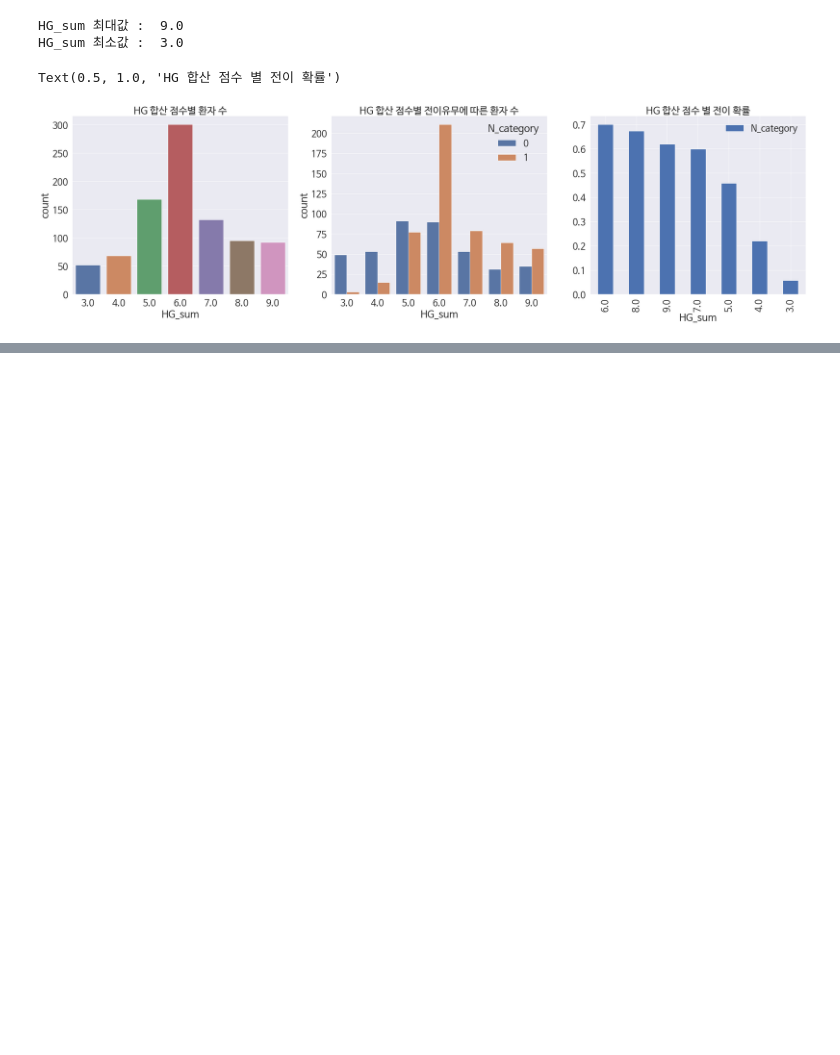
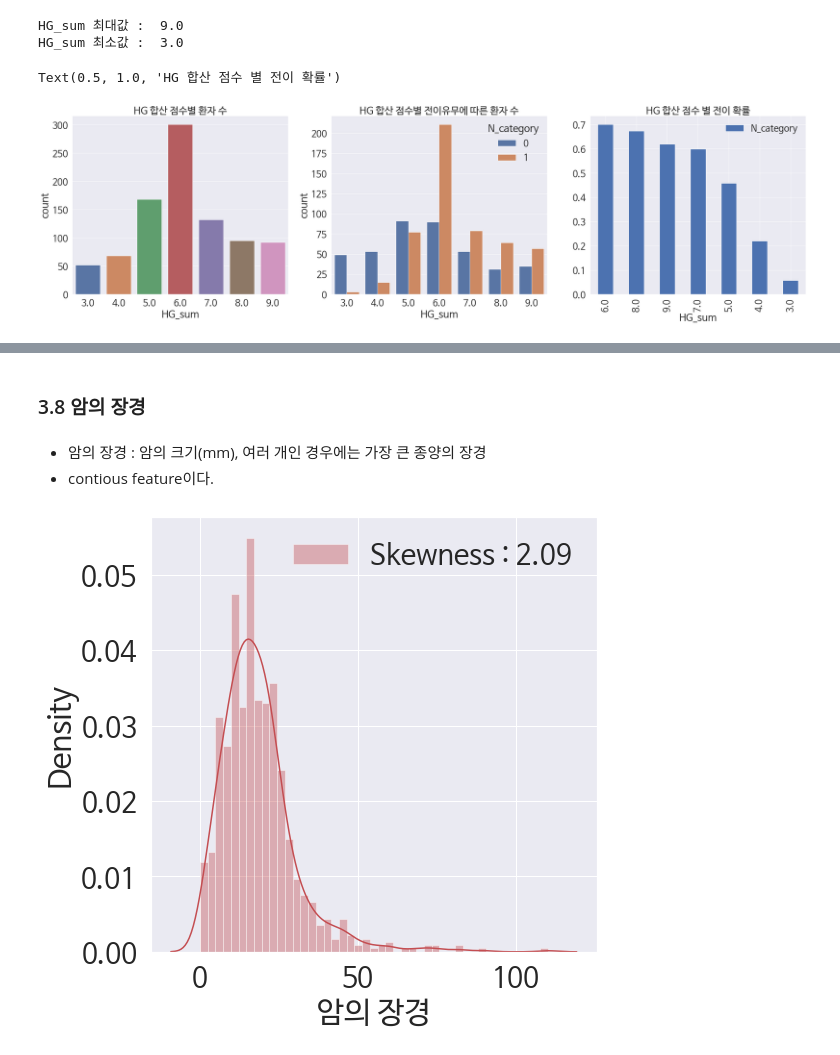
Before and after one commit to JaeHong-Park987/Pulse_lymph, a Jupyter notebook: 유방암의 임파선 전이 예측.ipynb, the cells around one changed output, grey strips where cells are left out. Drawn from its saved outputs; the diff is of its cells as text; code cells hidden in the pictures; blank space fills up the shorter version.

```diff
--- a/유방암의 임파선 전이 예측.ipynb
+++ b/유방암의 임파선 전이 예측.ipynb
@@ -391,0 +398,11 @@ Text(0.5, 1.0, 'HG 합산 점수 별 전이 확률')
+# %% [markdown]
+### 3.8 암의 장경
+# %% [markdown]
+* 암의 장경 : 암의 크기(mm), 여러 개인 경우에는 가장 큰 종양의 장경
+* contious feature이다.
+# %%
+fig, ax = plt.subplots(1, 1, figsize = (8,8))
+g = sns.distplot(df_train['암의 장경'], color = 'r', label = 'Skewness : {:.2f}'.format(df_train['암의 장경'].skew()), ax = ax)
+g = g.legend(loc='best')
+# %% [output]
+[figure, added]
```
Also changed, not shown: parts of 8 cells of this notebook.
